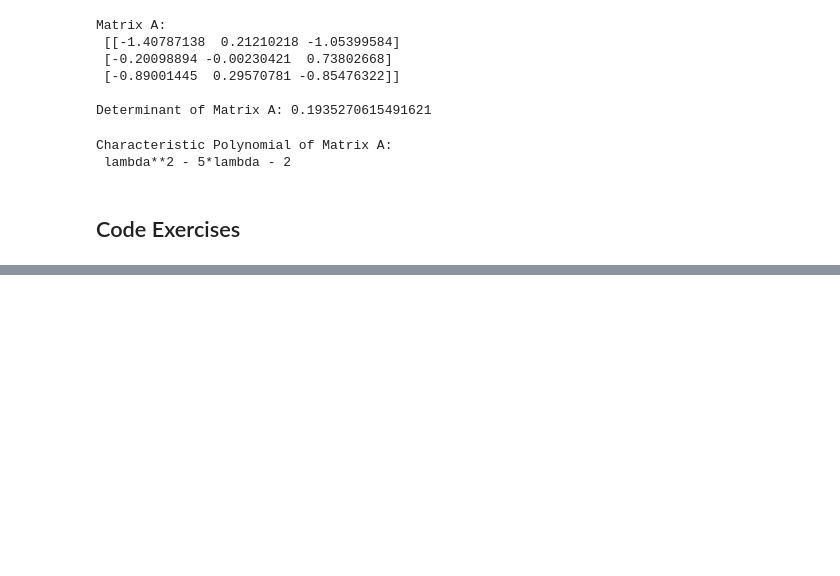
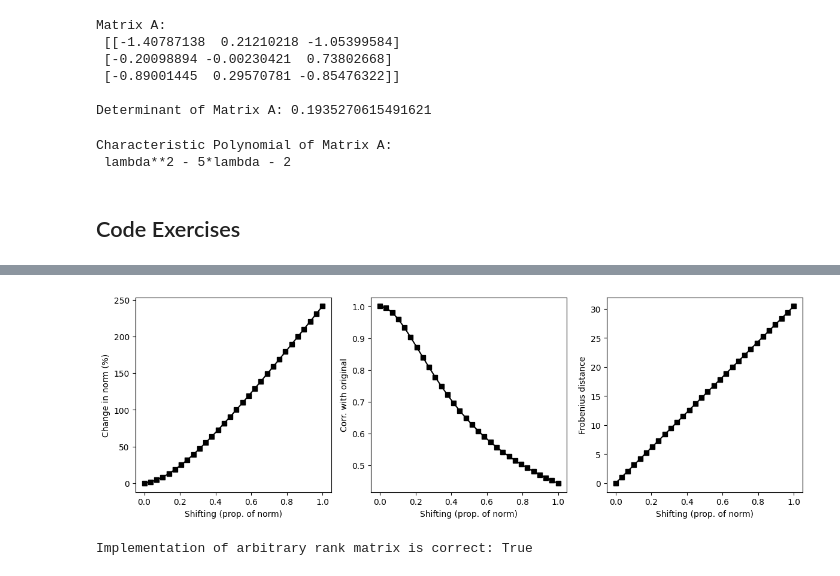
Before and after one commit to MiesnerJacob/practical-linear-algebra-for-data-science, a Jupyter notebook: 06-matrices-pt2.ipynb, the cells around one changed output, grey strips where cells are left out. Drawn from its saved outputs; the diff is of its cells as text; code cells hidden in the pictures; blank space fills up the shorter version.

```diff
--- a/06-matrices-pt2.ipynb
+++ b/06-matrices-pt2.ipynb
@@ -408,0 +463,56 @@ Characteristic Polynomial of Matrix A:
+# %%
+# Exercise 6-4 (Impact of matrix shifting on matrix norm)
+
+
+# original matrix
+matrix_a = np.random.randn(10, 10)
+matrix_a_frob_norm = np.linalg.norm(matrix_a,'fro')
+
+# initialize results matrices
+shifting = np.linspace(0, 1, 30)
+shifting_results = np.zeros((len(shifting),3))
+
+for shift_index in range(len(shifting)):
+
+  # shift the matrix & get shifted norm
+  matrix_shifted = matrix_a + shifting[shift_index] * matrix_a_frob_norm * np.eye(10)
+  matrix_shifted_frob_norm = np.linalg.norm(matrix_shifted, 'fro')
+
+  # Store % difference in frob norms resulting from shifting
+  shifting_results[shift_index,0] = 100 * (matrix_shifted_frob_norm - matrix_a_frob_norm) / matrix_a_frob_norm
+
+  # Correlation of original and shifted matrix
+  shifting_results[shift_index,1] = np.corrcoef(matrix_a.flatten(), matrix_shifted.flatten())[0,1]
+
+  # Frobenius distance of original and shifted matrix
+  shifting_results[shift_index,2] = frobenius_distance(matrix_a, matrix_shifted)
+
+
+# Plot the results
+plot_names = ['Change in norm (%)','Corr. with original','Frobenius distance']
+_, axis = plt.subplots(1, 3, figsize=(12,4))
+
+for i in range(3):
+  axis[i].plot(shifting, shifting_results[:,i],'ks-')
+  axis[i].set_xlabel('Shifting (prop. of norm)')
+  axis[i].set_ylabel(plot_names[i])
+
+plt.tight_layout()
+plt.show()
+# %% [output]
+[figure, added]
+# %%
+# Exercise 6-5 (Create random matrix with arbitrary rank)
+
+def create_matrix_with_selected_rank(rows, cols, rank):
+    matrix_a = np.random.randn(rows, rank)
+    matrix_b = np.random.randn(rank, cols)
+    return matrix_a @ matrix_b
+
+arbitrary_rank = 3
+matrix_arbitrary_rank = create_matrix_with_selected_rank(rows=4, cols=5, rank=arbitrary_rank)
+computed_rank = np.linalg.matrix_rank(matrix_arbitrary_rank)
+rank_check = arbitrary_rank == computed_rank
+print("Implementation of arbitrary rank matrix is correct:", rank_check)
+# %% [output]
+Implementation of arbitrary rank matrix is correct: True
```
Also changed, not shown: parts of 18 cells of this notebook.
